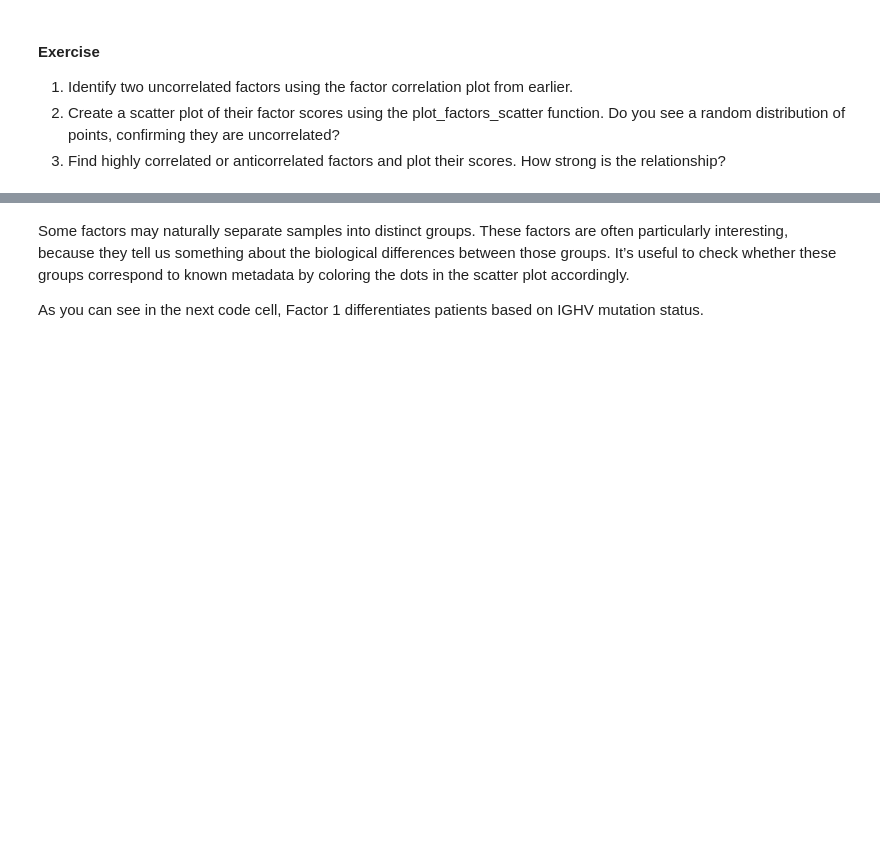
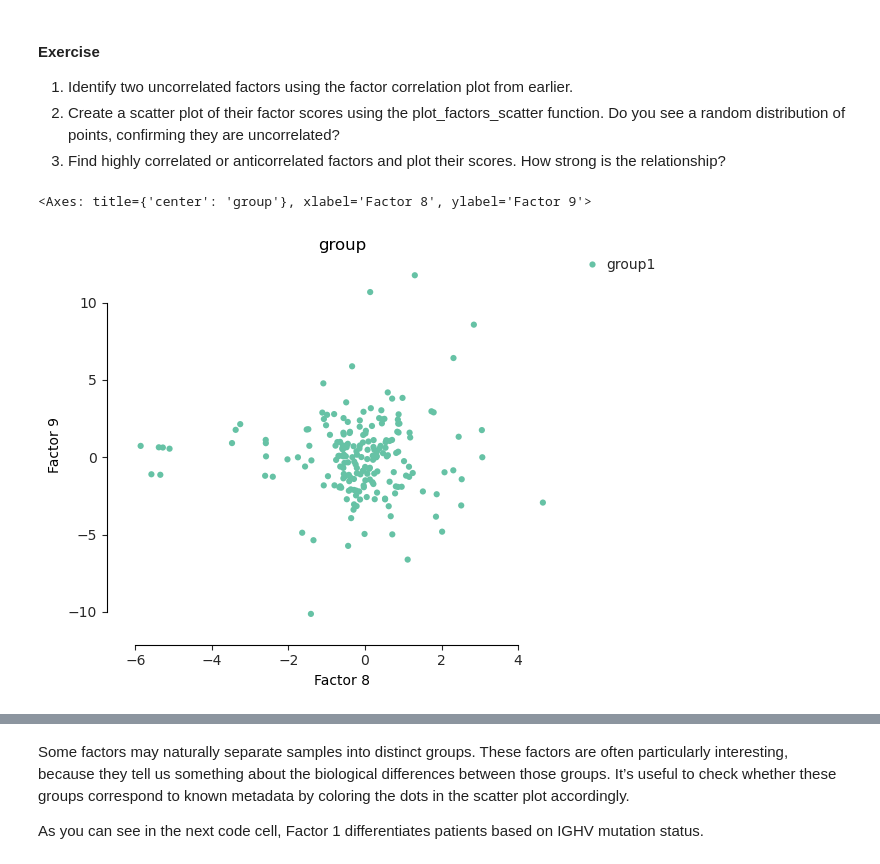
Before and after one commit to penelopenelope/ebi_mofa_workshop_precision_medicine, a Jupyter notebook: project.ipynb, the cells around one changed output, grey strips where cells are left out. Cells and saved outputs as stored; diff of their text form; code cells hidden in the pictures; blank space fills up the shorter version.

```diff
--- a/project.ipynb
+++ b/project.ipynb
@@ -744,0 +768,8 @@ mfx.plot_factors_scatter(model, x="Factor 1", y="Factor 2")
+# %%
+# your code ...
+
+# 1. two uncorrelated factors showing random scatter.
+mfx.plot_factors_scatter(model, x="Factor 8", y="Factor 9")
+# %% [output]
+<Axes: title={'center': 'group'}, xlabel='Factor 8', ylabel='Factor 9'>
+[figure, added]
```
Also changed, not shown: parts of 31 cells of this notebook.
